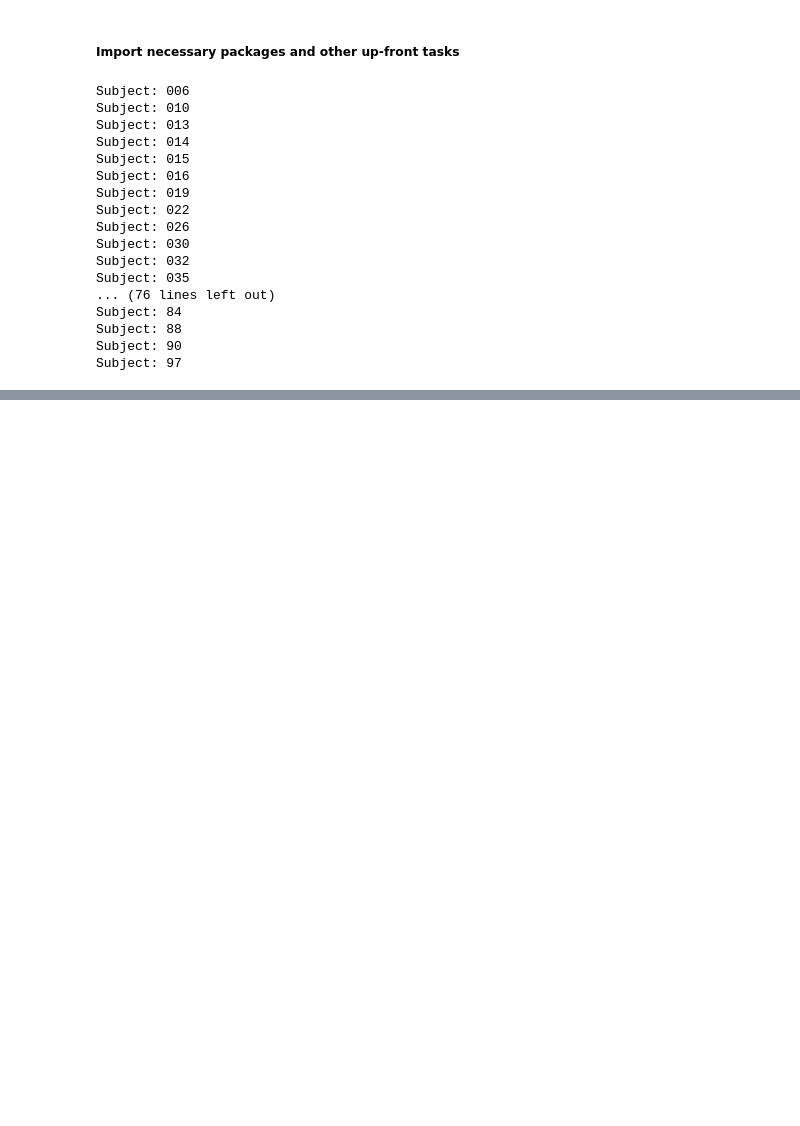
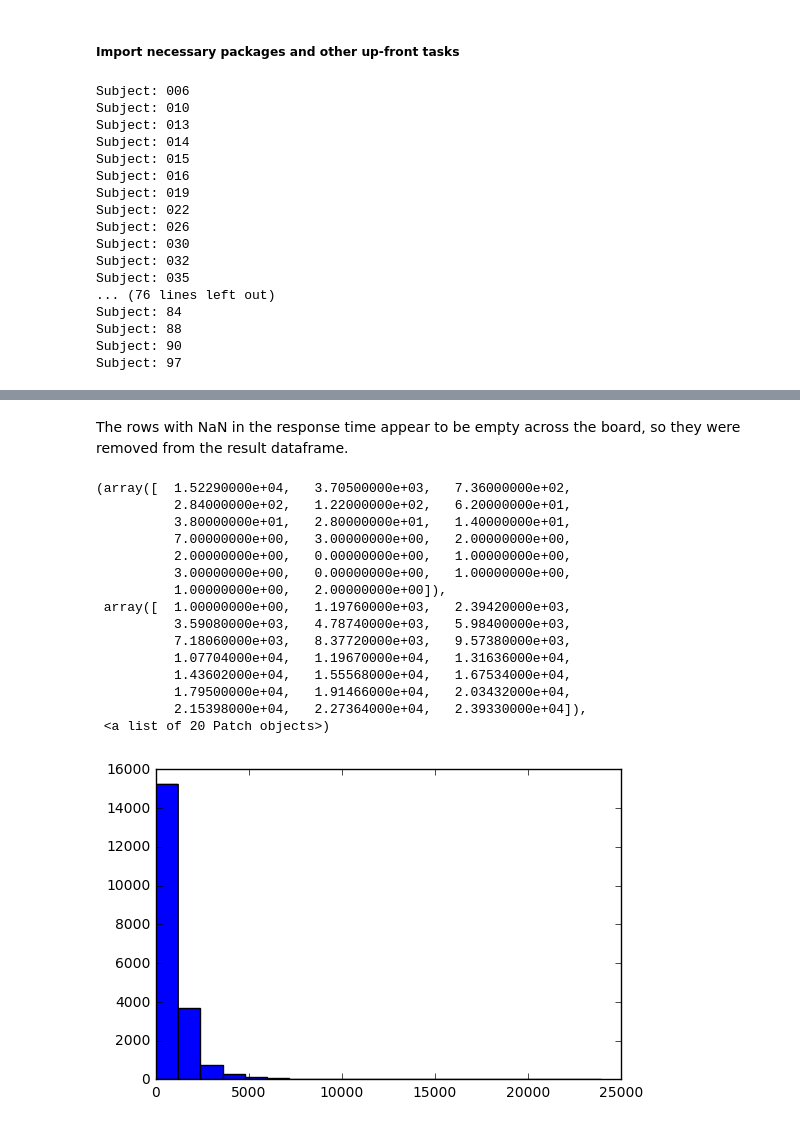
Before and after one commit to ericfuhrman/Springboard-Proj1, a Jupyter notebook: Springboard Project #1.ipynb, the cells around one changed output, grey strips where cells are left out. Saved outputs shown, nothing was run; the diff lists cells and outputs as text; code cells hidden in the pictures; blank space fills up the shorter version.

```diff
--- a/Springboard Project #1.ipynb
+++ b/Springboard Project #1.ipynb
@@ -92,0 +97,2 @@ After inital review of the resulting dataframe, I noticed that two subjects had
+# %%
+lindf['Response']=pd.to_numeric(lindf['StimulusDisplay.RT'], errors='coerce')
@@ -92,0 +120,24 @@ After inital review of the resulting dataframe, I noticed that two subjects had
+# %% [markdown]
+The rows with NaN in the response time appear to be empty across the board, so they were removed from the result dataframe.
+# %%
+lindf=lindf[~lindf['Response'].isnull()]
+# %%
+fig, ax = plt.subplots()
+ax.hist(lindf['Response'],bins=20)
+# %% [output]
+(array([  1.52290000e+04,   3.70500000e+03,   7.36000000e+02,
+          2.84000000e+02,   1.22000000e+02,   6.20000000e+01,
+          3.80000000e+01,   2.80000000e+01,   1.40000000e+01,
+          7.00000000e+00,   3.00000000e+00,   2.00000000e+00,
+          2.00000000e+00,   0.00000000e+00,   1.00000000e+00,
+          3.00000000e+00,   0.00000000e+00,   1.00000000e+00,
+          1.00000000e+00,   2.00000000e+00]),
+ array([  1.00000000e+00,   1.19760000e+03,   2.39420000e+03,
+          3.59080000e+03,   4.78740000e+03,   5.98400000e+03,
+          7.18060000e+03,   8.37720000e+03,   9.57380000e+03,
+          1.07704000e+04,   1.19670000e+04,   1.31636000e+04,
+          1.43602000e+04,   1.55568000e+04,   1.67534000e+04,
+          1.79500000e+04,   1.91466000e+04,   2.03432000e+04,
+          2.15398000e+04,   2.27364000e+04,   2.39330000e+04]),
+ <a list of 20 Patch objects>)
+[figure, added]
```
Also changed, not shown: parts of 4 cells of this notebook.
